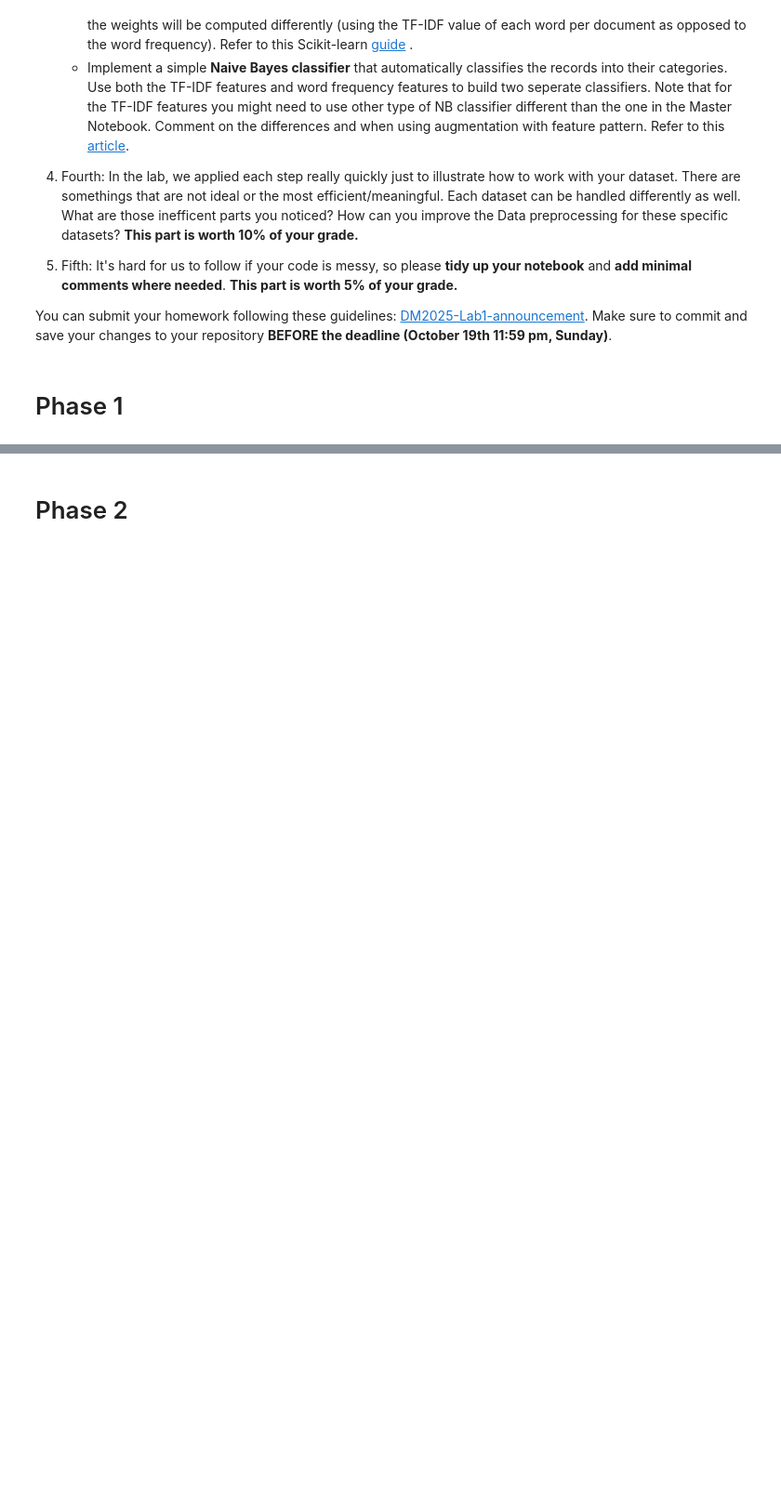
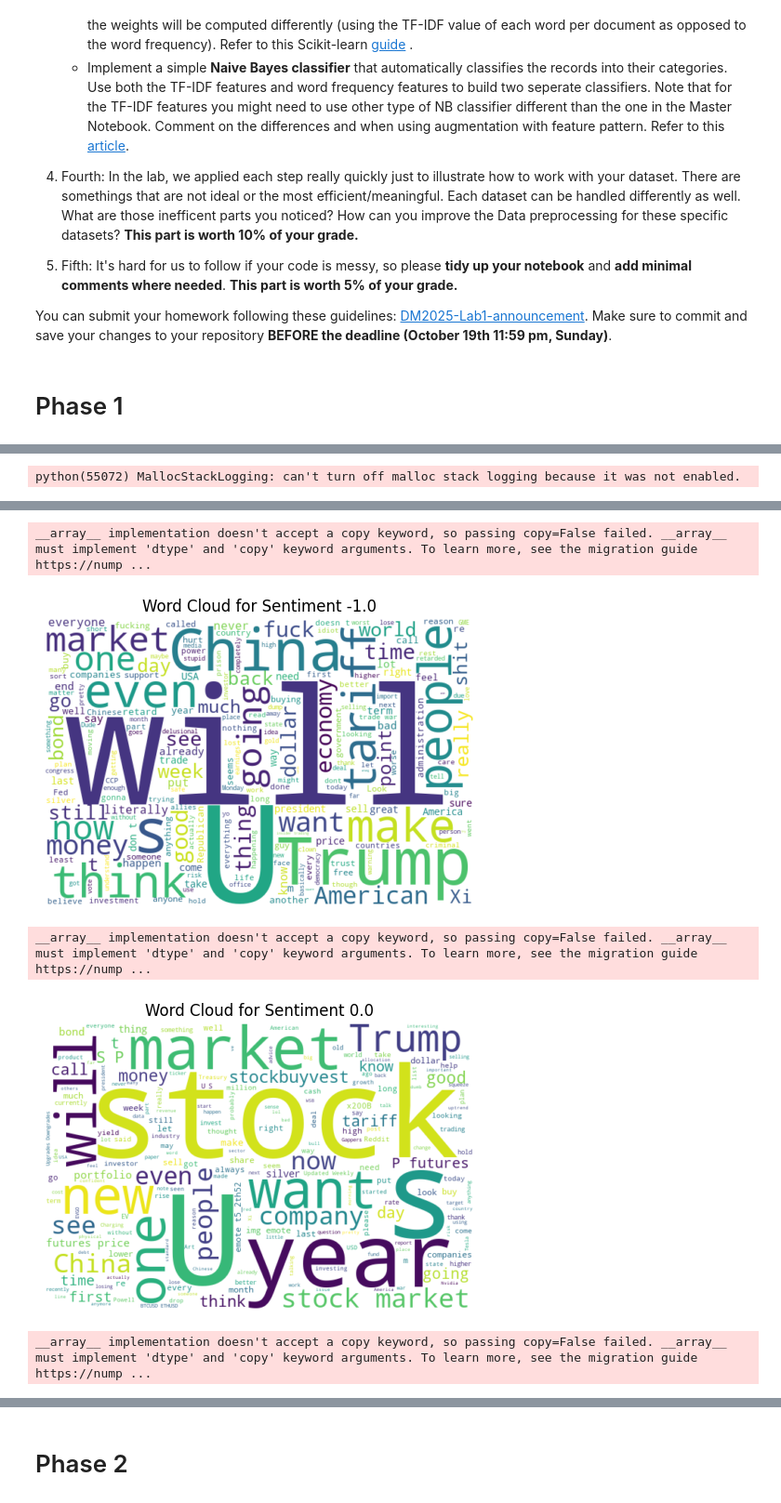
Before and after one commit to viljanenjuho/DM2025-Lab1-Exercise, a Jupyter notebook: DM2025-Lab1-Homework.ipynb, the cells around one changed output, grey strips where cells are left out. Shown at 93% size. Cells and saved outputs as stored; diff of their text form; code cells hidden in the pictures; blank space fills up the shorter version.

```diff
--- a/DM2025-Lab1-Homework.ipynb
+++ b/DM2025-Lab1-Homework.ipynb
@@ -62,0 +157,14 @@ You can submit your homework following these guidelines: [DM2025-Lab1-announceme
+# %%
+!pip install wordcloud
+from wordcloud import WordCloud
+
+for cat in df[label_col].unique():
+    text_cat = " ".join(df[df[label_col] == cat][text_col].astype(str))
+    wc = WordCloud(width=600, height=400, background_color="white").generate(text_cat)
+    plt.figure(figsize=(6,4))
+    plt.imshow(wc, interpolation="bilinear")
+    plt.axis("off")
+    plt.title(f"Word Cloud for Sentiment {cat}")
+    plt.show()
+# %% [output]
+python(55072) MallocStackLogging: can't turn off malloc stack logging because it was not enabled.
@@ -62,0 +187,5 @@ You can submit your homework following these guidelines: [DM2025-Lab1-announceme
+__array__ implementation doesn't accept a copy keyword, so passing copy=False failed. __array__ must implement 'dtype' and 'copy' keyword arguments. To learn more, see the migration guide https://nump ...
+[figure, added]
+__array__ implementation doesn't accept a copy keyword, so passing copy=False failed. __array__ must implement 'dtype' and 'copy' keyword arguments. To learn more, see the migration guide https://nump ...
+[figure, added]
+__array__ implementation doesn't accept a copy keyword, so passing copy=False failed. __array__ must implement 'dtype' and 'copy' keyword arguments. To learn more, see the migration guide https://nump ...
```
Also changed, not shown: parts of 29 cells of this notebook, 9 other files.
